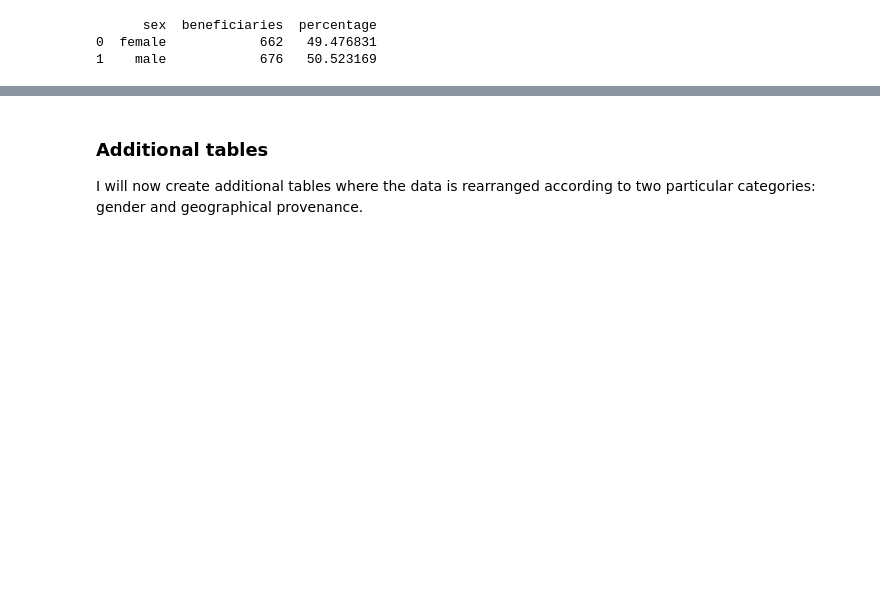
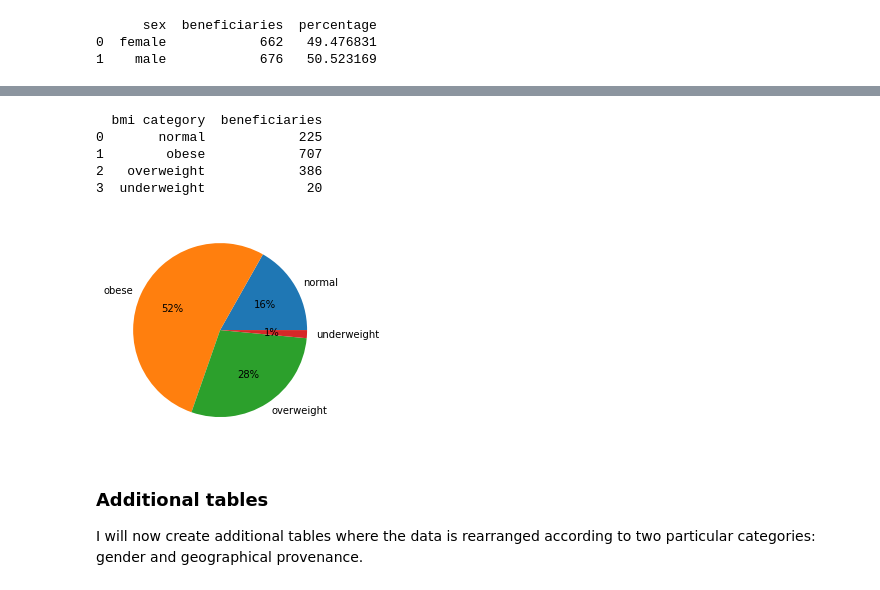
Before and after one commit to gesaretto/notebooks, a Jupyter notebook: medical_insurance_costs_project/us-medical-insurance-costs.ipynb, the cells around one changed output, grey strips where cells are left out. Cells and saved outputs as stored; diff of their text form; code cells hidden in the pictures; blank space fills up the shorter version.

```diff
--- a/medical_insurance_costs_project/us-medical-insurance-costs.ipynb
+++ b/medical_insurance_costs_project/us-medical-insurance-costs.ipynb
@@ -225,3 +232,20 @@ df.head()
+# %%
+df["bmi category"] = df.apply(
+    lambda row: "underweight" if row.bmi < 18.5 else (
+        "normal" if row.bmi >= 18.5 and row.bmi < 25 else (
+        "overweight" if row.bmi >= 25 and row.bmi < 30 else "obese")), axis = 1)
+bmi_categories = category("bmi category")
+print(bmi_categories)
+plt.pie(bmi_categories["beneficiaries"], labels = bmi_categories["bmi category"], autopct = "%d%%")
+plt.label("Distribution of BMI categories in the dataset")
+plt.show()
+# %% [output]
+  bmi category  beneficiaries
+0       normal            225
+1        obese            707
+2   overweight            386
+3  underweight             20
+[figure, added]
 # %% [markdown]
 ### Additional tables
 I will now create additional tables where the data is rearranged according to two particular categories: gender and geographical provenance.
```
Also changed, not shown: parts of 22 cells of this notebook.
